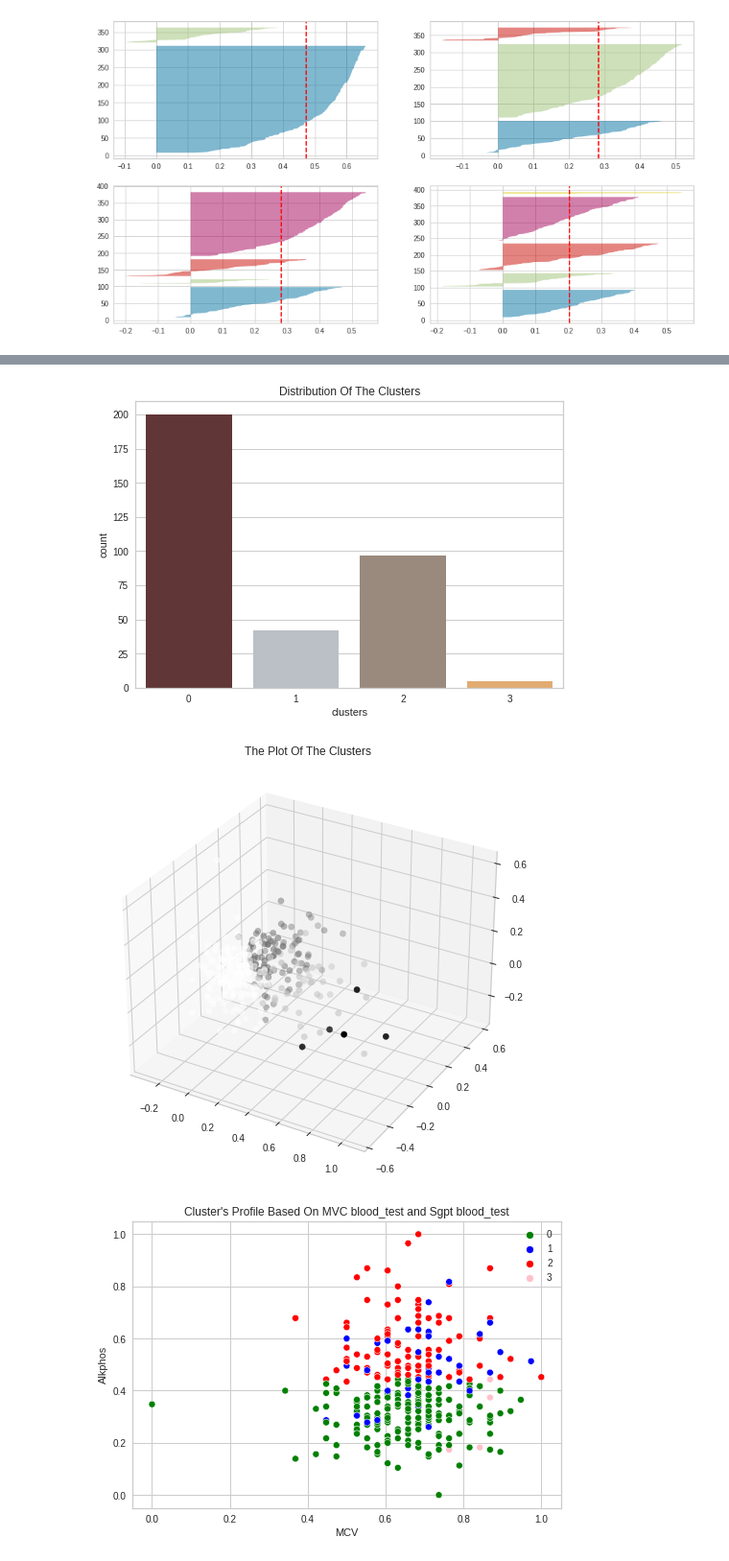
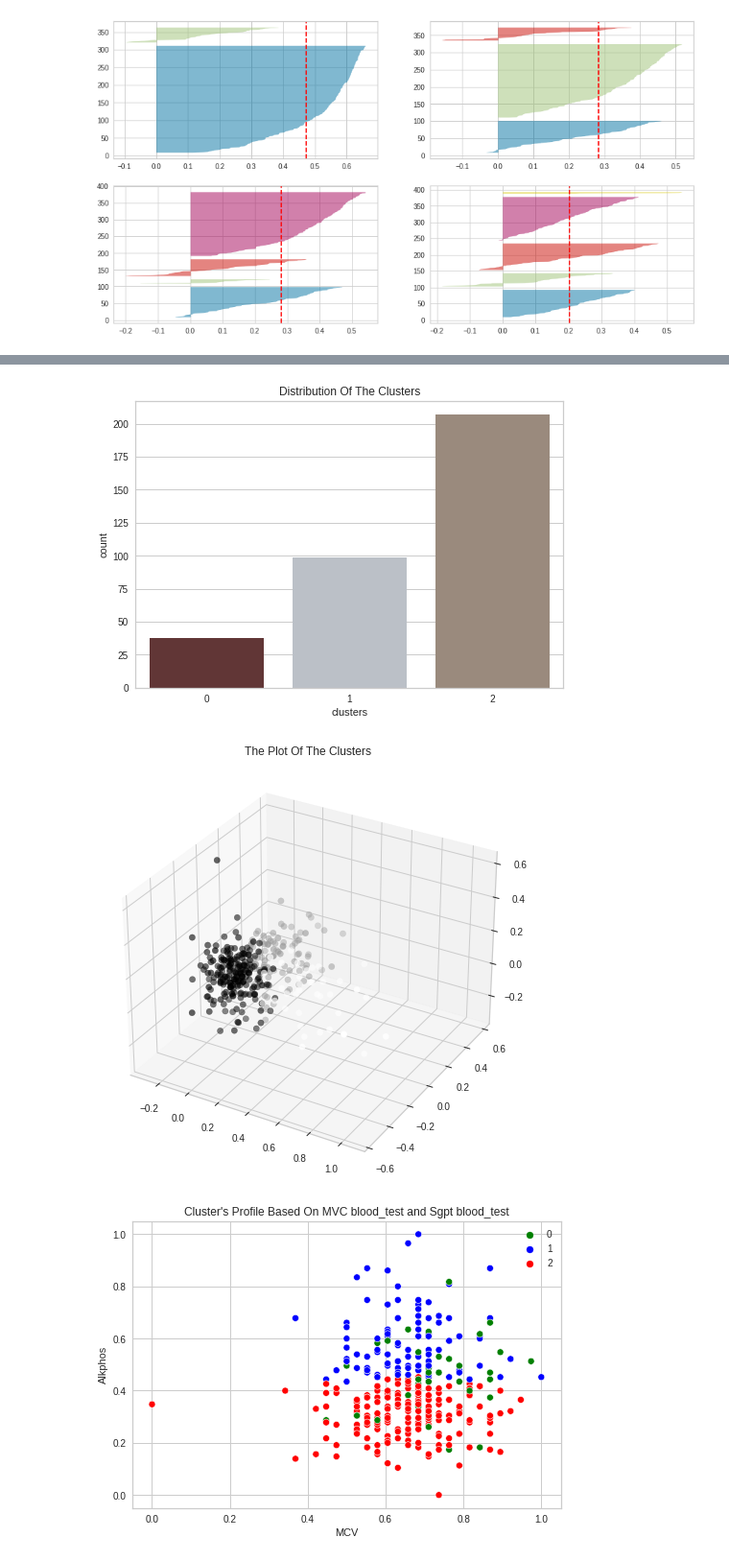
Before and after one commit to cyberxx7/Liver-Disease, a Jupyter notebook: Kmeans_Cluster.ipynb, the cells around one changed output, grey strips where cells are left out. Shown at 96% size. Saved outputs shown, nothing was run; the diff lists cells and outputs as text; code cells hidden in the pictures.

```diff
--- a/Kmeans_Cluster.ipynb
+++ b/Kmeans_Cluster.ipynb
@@ -148,7 +147,7 @@ for i in [2, 3, 4, 5]:
 # %%
 ##Fittng the kmeans clusters
 # %%
-kmodel = KMeans(n_clusters=4)
+kmodel = KMeans(n_clusters=3)
 
 model_fit = kmodel.fit(PCA_ds)
 
@@ -172,7 +171,7 @@ pl = sns.countplot(x=X_scaled["clusters"], palette= pal)
 pl.set_title("Distribution Of The Clusters")
 plt.show()
 # %% [output]
-[figure, old version]
+[figure, new version]
 # %%
 ###3D scatterplot to show the plot of the clusters
 # %%
@@ -183,16 +182,16 @@ ax.scatter(x, y, z, s=40, c=X_scaled["clusters"], marker='o')
 ax.set_title("The Plot Of The Clusters")
 plt.show()
 # %% [output]
-[figure, old version]
+[figure, new version]
 # %%
 pal = ["#682F2F","#B9C0C9", "#9F8A78", '#9F8A76', '#B9C0C9']
-col = ["green", "blue", "red", "pink"]
+col = ["green", "blue", "red"]
 pl = sns.scatterplot(data = X_scaled, x=X_scaled["MCV"], y=X_scaled["Alkphos"],hue=X_scaled["clusters"], palette= col)
 pl.set_title("Cluster's Profile Based On MVC blood_test and Sgpt blood_test")
 plt.legend()
 plt.show()
 # %% [output]
-[figure, old version]
+[figure, new version]
 # %%
 ##Perform the PCA, asking for 2 principal components:
 # %%
```
Also changed, not shown: parts of 9 cells of this notebook, 2 other files.
